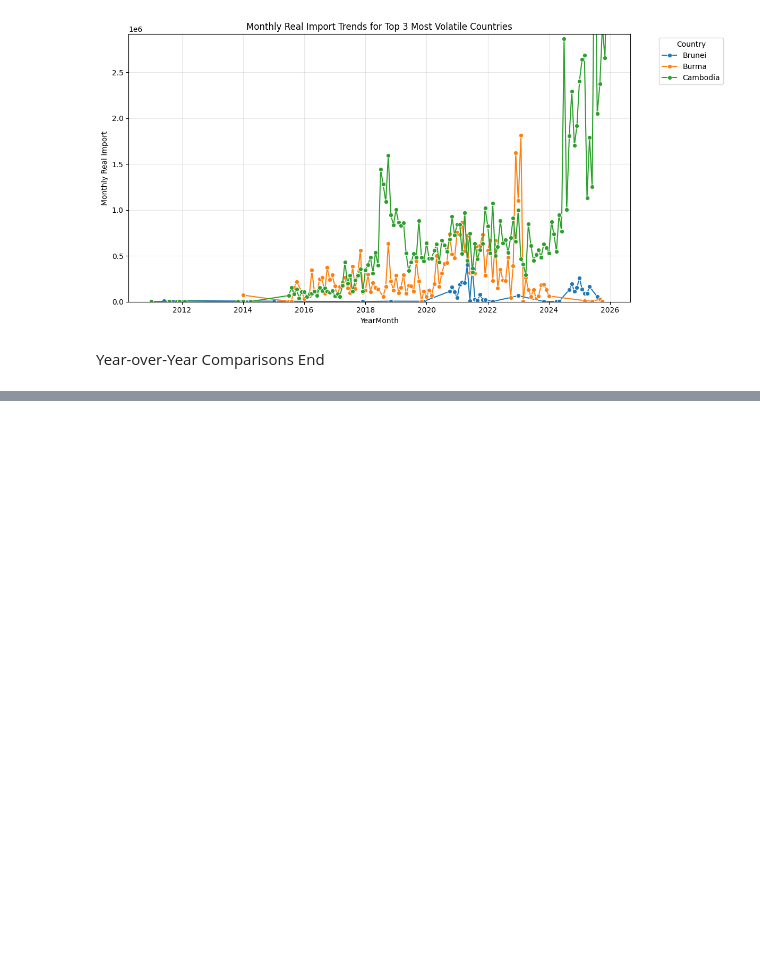
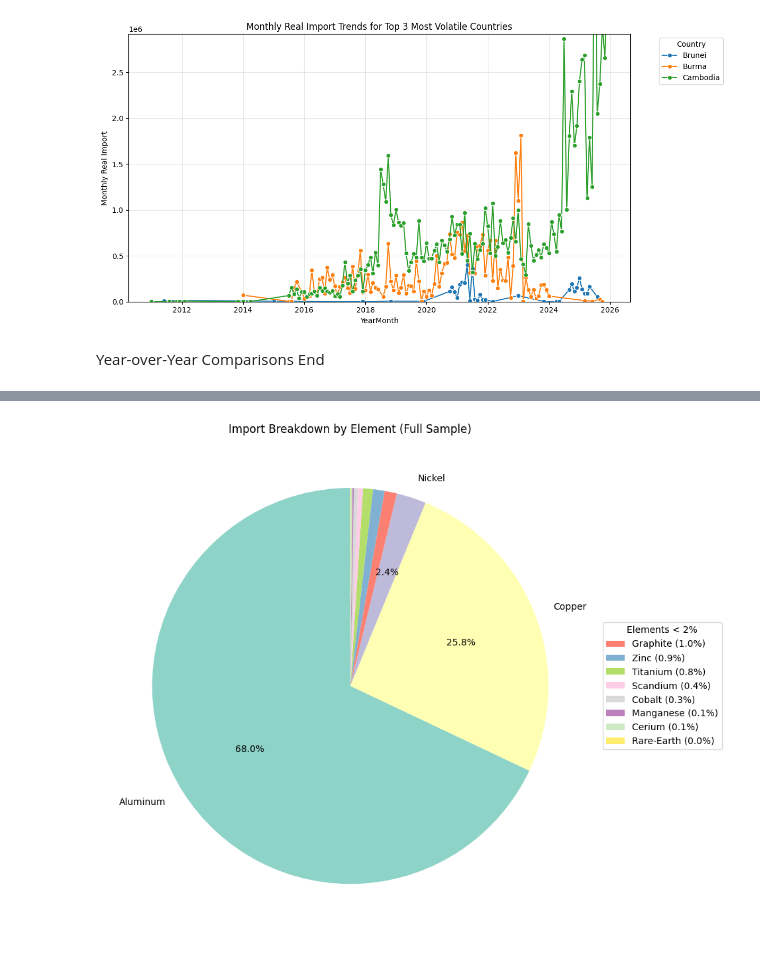
Before and after one commit to rutvikarnik5/Seed2s-Reveal-Unified-Methodology, a Jupyter notebook: Retrospective Team/EDA.ipynb, the cells around one changed output, grey strips where cells are left out. Cells and saved outputs as stored; diff of their text form; code cells hidden in the pictures; blank space fills up the shorter version.

```diff
--- a/Retrospective Team/EDA.ipynb
+++ b/Retrospective Team/EDA.ipynb
@@ -704,0 +725,54 @@ Year-over-Year Comparisons End
+# %%
+# Aggregate total real import value by element
+imports_by_element = df.groupby("Element")["Real_Value"].sum().sort_values(ascending=False)
+
+# Calculate percentage share of each element
+total = imports_by_element.sum()
+shares = imports_by_element / total * 100
+
+# Set threshold: elements below this percentage will not be labeled on the pie chart
+threshold = 2
+
+# Show labels only for larger slices
+pie_labels = [idx if pct >= threshold else "" for idx, pct in zip(imports_by_element.index, shares)]
+
+# Generate colors automatically
+colors = plt.cm.Set3(np.linspace(0, 1, len(imports_by_element)))
+
+# Show percentage only for larger slices
+def autopct_func(pct):
+    return f"{pct:.1f}%" if pct >= threshold else ""
+
+fig, ax = plt.subplots(figsize=(10, 8))
+
+wedges, texts, autotexts = ax.pie(
+    imports_by_element,
+    labels=pie_labels,
+    autopct=autopct_func,
+    colors=colors,
+    startangle=90,
+    textprops={'fontsize': 10}
+)
+
+ax.set_title("Import Breakdown by Element (Trimmed at 99th percentile)" if t == 0.99 else "Import Breakdown by Element (Full Sample)")
+
+# List small-share elements separately in the legend
+small_elements = [
+    f"{idx} ({pct:.1f}%)"
+    for idx, pct in zip(imports_by_element.index, shares)
+    if pct < threshold
+]
+
+ax.legend(
+    [wedges[i] for i, pct in enumerate(shares) if pct < threshold],
+    small_elements,
+    title=f"Elements < {threshold}%",
+    loc="center left",
+    bbox_to_anchor=(1, 0.5),
+    fontsize=10
+)
+
+plt.tight_layout()
+plt.show()
+# %% [output]
+[figure, added]
```
Also changed, not shown: parts of 9 cells of this notebook.
